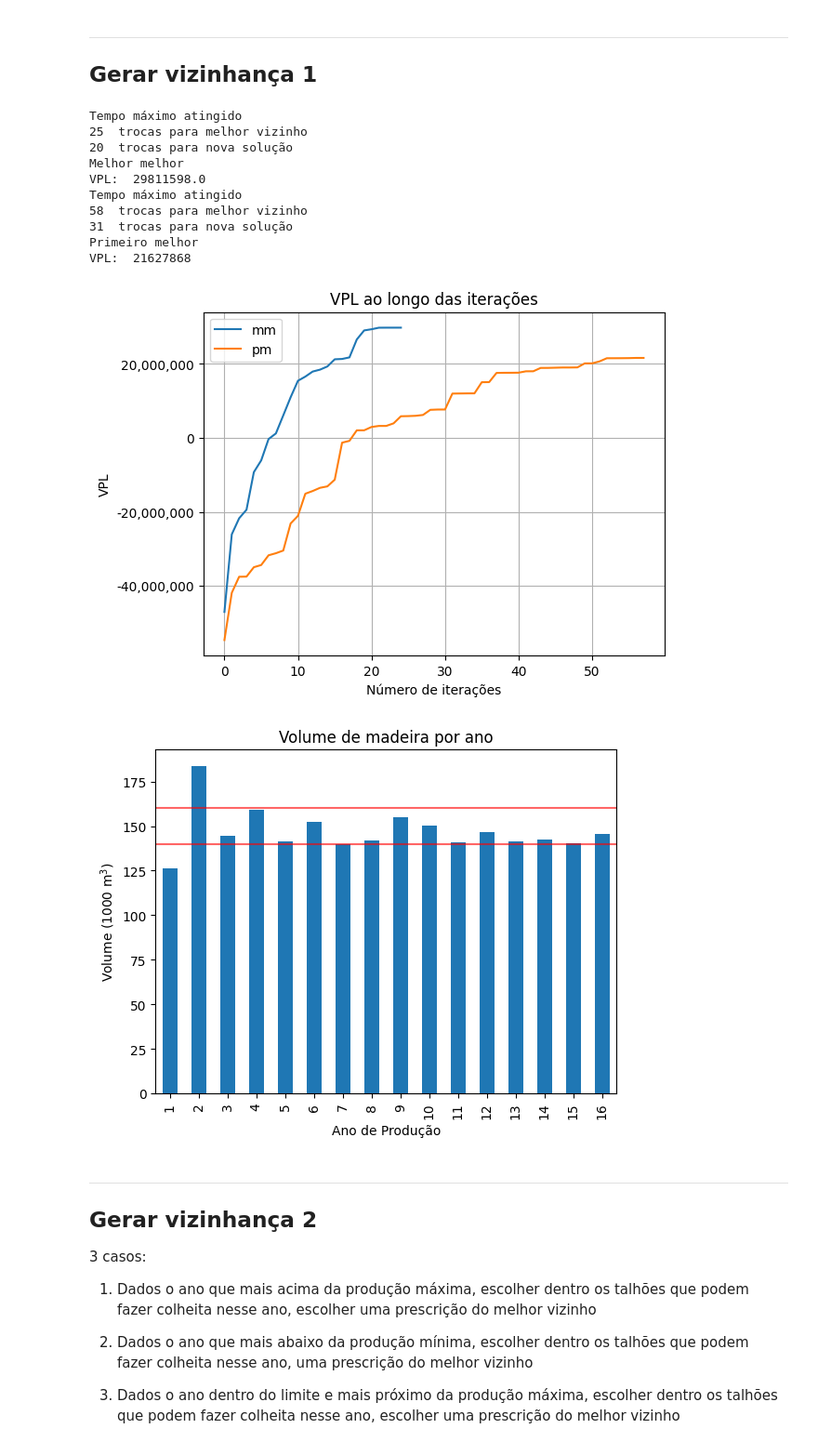
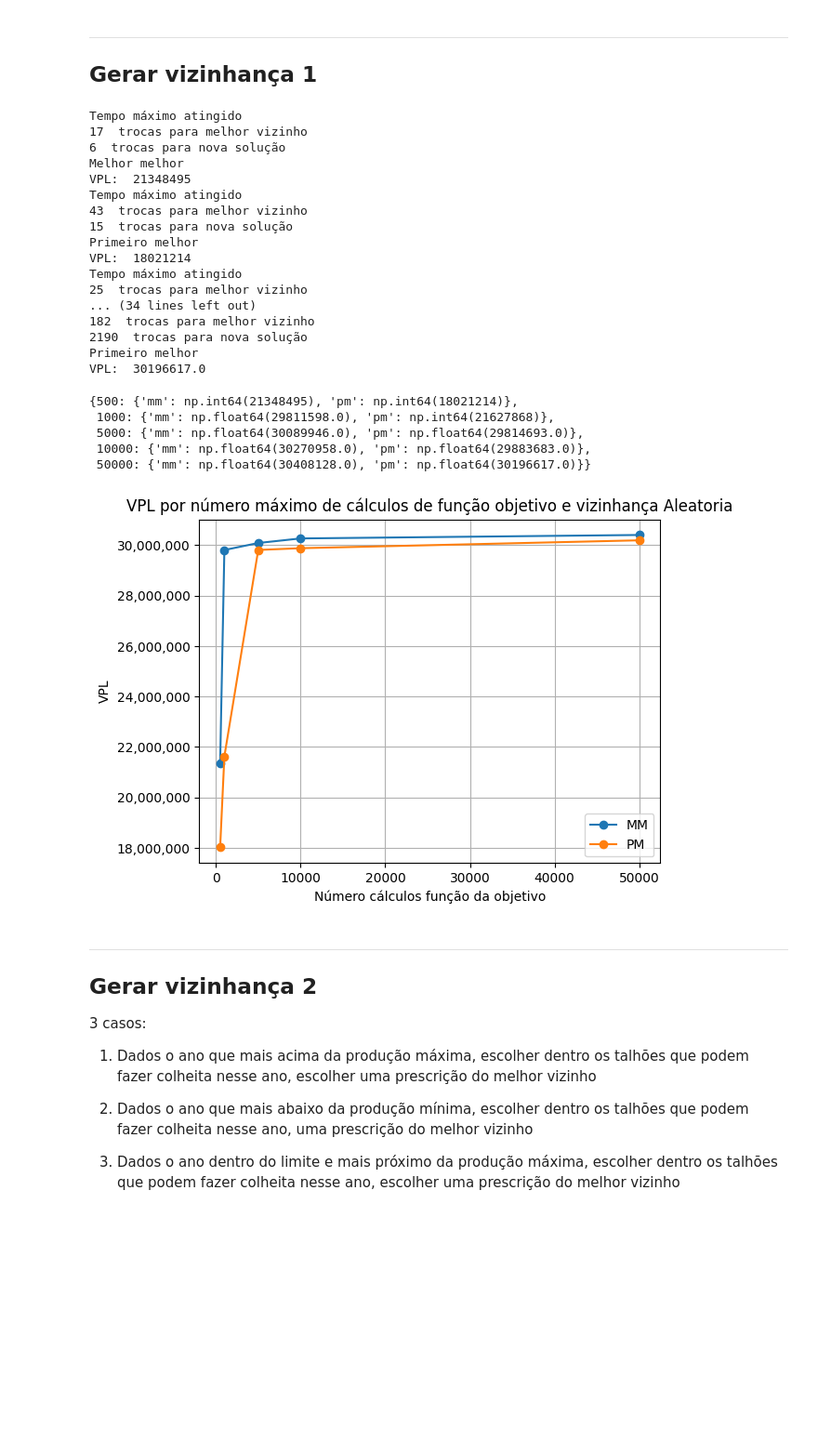
Before and after one commit to gabrielramos731/planejamento-florestal, a Jupyter notebook: T2-BH/T2/T2_bh.ipynb, the cells around one changed output. Shown at 93% size. Saved outputs shown, nothing was run; the diff lists cells and outputs as text; code cells hidden in the pictures; blank space fills up the shorter version.

Commit message:
feat: add padrão de experimentos por num calculos func objetivo

```diff
--- a/T2-BH/T2/T2_bh.ipynb
+++ b/T2-BH/T2/T2_bh.ipynb
@@ -258,25 +295,62 @@ np.int64(-54932408)
+# %%
+num_calculos_obj = [500, 1000, 5000, 10000, 50000]
 # %%
-vpl_busca_local, sol_busca_local = busca_local(df_2, solucoes_alpha[2], max_calculos_obj=1000, seed=11, metodo='mm')
-print('Melhor melhor\nVPL: ', vpl_busca_local)
+v1_num_calc_vpl = {num: {'mm': 0, 'pm': 0} for num in num_calculos_obj}
 
-vpl_busca_local, sol_busca_local = busca_local(df_2, solucoes_alpha[2], max_calculos_obj=1000, seed=11, metodo='pm')
-print('Primeiro melhor\nVPL: ', vpl_busca_local)
+for max_calculos_obj in v1_num_calc_vpl.items():
+    calculos_dict = max_calculos_obj[1]
+
+    vpl_busca_local, sol_busca_local = busca_local(df_2,
+                                                   solucoes_alpha[2],
+                                                   seed=11,
+                                                   max_calculos_obj=max_calculos_obj[0],
+                                                    # tempo_max=10,
+                                                   metodo='mm',
+                                                   vizinhanca='aleatoria')
+    print('Melhor melhor\nVPL: ', vpl_busca_local)
+    calculos_dict['mm'] = vpl_busca_local
+
+    vpl_busca_local, sol_busca_local = busca_local(df_2,
+                                                    solucoes_alpha[2],
+                                                    seed=11,
+                                                    max_calculos_obj=max_calculos_obj[0],
+                                                    # tempo_max=109,
+                                                    metodo='pm',
+                                                    vizinhanca='aleatoria')
+    calculos_dict['pm'] = vpl_busca_local
+    print('Primeiro melhor\nVPL: ', vpl_busca_local)
 # %% [output]
+Tempo máximo atingido
+17  trocas para melhor vizinho
+6  trocas para nova solução
+Melhor melhor
+VPL:  21348495
+Tempo máximo atingido
+43  trocas para melhor vizinho
+15  trocas para nova solução
+Primeiro melhor
+VPL:  18021214
 Tempo máximo atingido
 25  trocas para melhor vizinho
-20  trocas para nova solução
-Melhor melhor
-VPL:  29811598.0
-Tempo máximo atingido
-58  trocas para melhor vizinho
-31  trocas para nova solução
+... (34 lines left out)
+182  trocas para melhor vizinho
+2190  trocas para nova solução
 Primeiro melhor
-VPL:  21627868
+VPL:  30196617.0
-[figure, removed]
+# %%
+v1_num_calc_vpl
+# %% [output]
+{500: {'mm': np.int64(21348495), 'pm': np.int64(18021214)},
+ 1000: {'mm': np.float64(29811598.0), 'pm': np.int64(21627868)},
+ 5000: {'mm': np.float64(30089946.0), 'pm': np.float64(29814693.0)},
+ 10000: {'mm': np.float64(30270958.0), 'pm': np.float64(29883683.0)},
+ 50000: {'mm': np.float64(30408128.0), 'pm': np.float64(30196617.0)}}
+# %%
+plot_calculos_obj(v1_num_calc_vpl, vizinhanca='aleatoria')
+# %% [output]
+[figure, added]
 # %%
-plota_volume(df_2, sol_busca_local)
+# plota_volume(df_2, sol_busca_local)
-# %% [output]
-[figure, removed]
 # %% [markdown]
 ---
 
```
Also changed, not shown: parts of 10 cells of this notebook.
